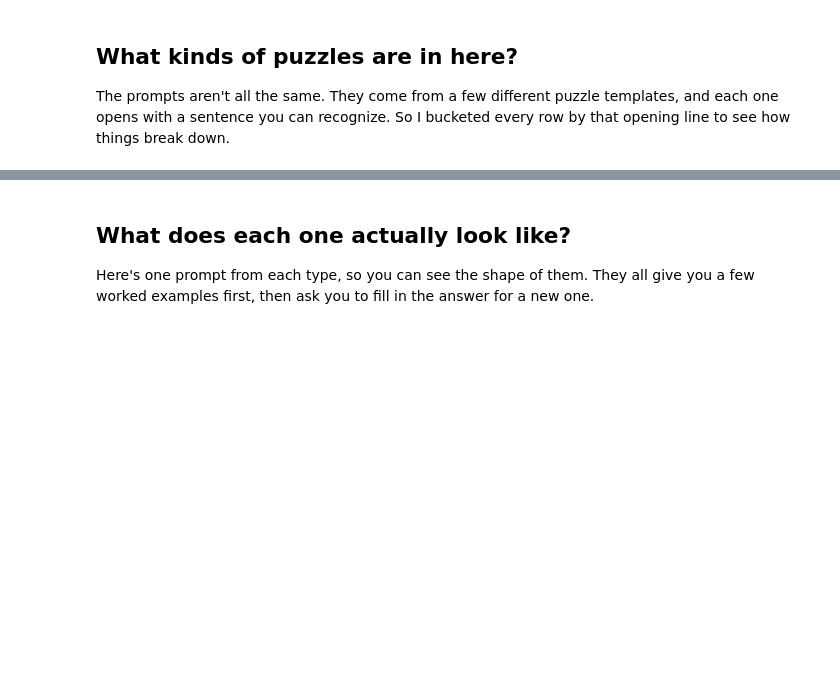
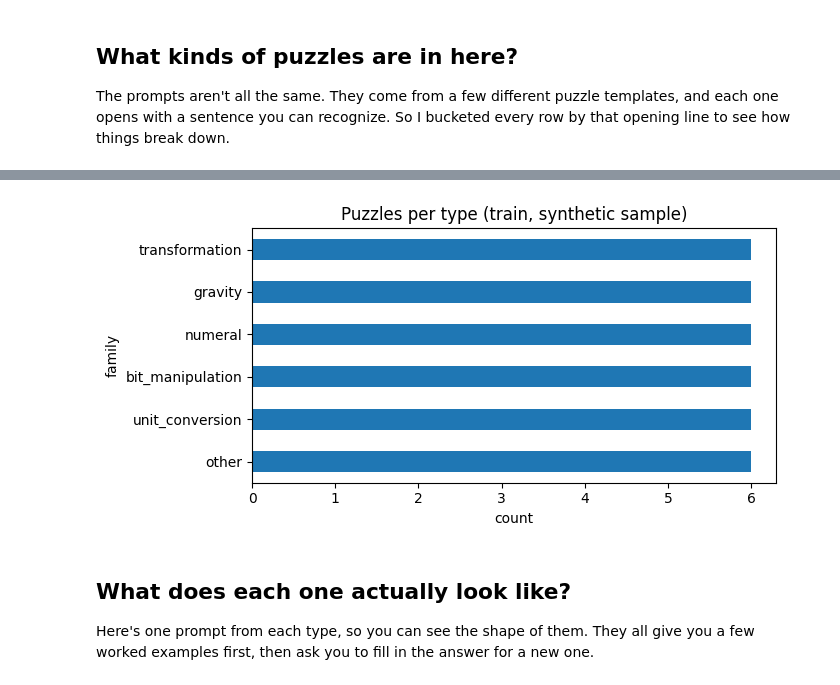
Before and after one commit to LaelaZorana/nemotron-eda, a Jupyter notebook: notebooks/eda.ipynb, the cells around one changed output, grey strips where cells are left out. Cells and saved outputs as stored; diff of their text form; code cells hidden in the pictures; blank space fills up the shorter version.

```diff
--- a/notebooks/eda.ipynb
+++ b/notebooks/eda.ipynb
@@ -7,10 +19,25 @@ Nothing fancy here. I'm just getting my bearings, and figured I'd share it in ca
 # %%
-import os, glob, re, textwrap
+import os, glob, re, textwrap, subprocess, sys
+from pathlib import Path
 import pandas as pd
 import matplotlib.pyplot as plt
 
-# Kaggle mounts competition files under /kaggle/input; find train.csv wherever it lands.
-path = next(p for p in glob.glob("/kaggle/input/**/train.csv", recursive=True))
+DATA_DIR = os.environ.get("NEMOTRON_DATA_DIR", "")  # set this to a local copy of the competition data
+
+def resolve_train_csv():
+    if DATA_DIR and (Path(DATA_DIR) / "train.csv").exists():
+        return Path(DATA_DIR) / "train.csv", "competition data (local)"
+    kaggle = glob.glob("/kaggle/input/**/train.csv", recursive=True)
+    if kaggle:
+        return Path(kaggle[0]), "competition data (Kaggle)"
+    # Fall back to a clearly labeled synthetic sample so the notebook runs from a clean clone.
+    synth = Path("../data/synthetic_sample/train.csv")
+    if not synth.exists():
+        subprocess.run([sys.executable, "../scripts/make_synthetic_sample.py"], check=True)
+    return synth, "synthetic sample"
+
+path, DATA_SOURCE = resolve_train_csv()
 df = pd.read_csv(path)
+print(f"data source: {DATA_SOURCE}")
 print("rows:", len(df))
 df.head(3)
@@ -38,8 +82,10 @@ print(counts)
 # %%
 ax = counts.sort_values().plot.barh(figsize=(7,3.5))
-ax.set_title("Puzzles per type (train)")
+ax.set_title(f"Puzzles per type (train, {DATA_SOURCE})")
 ax.set_xlabel("count")
 plt.tight_layout(); plt.show()
+# %% [output]
+[figure, added]
 # %% [markdown]
 ## What does each one actually look like?
 
```
Also changed, not shown: parts of 8 cells of this notebook, 3 other files.
